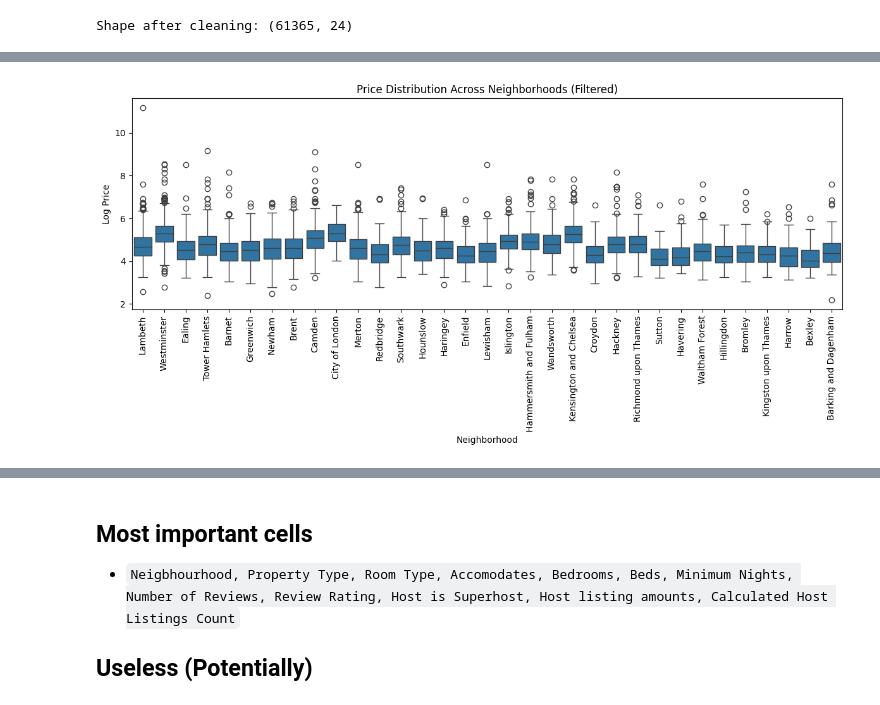
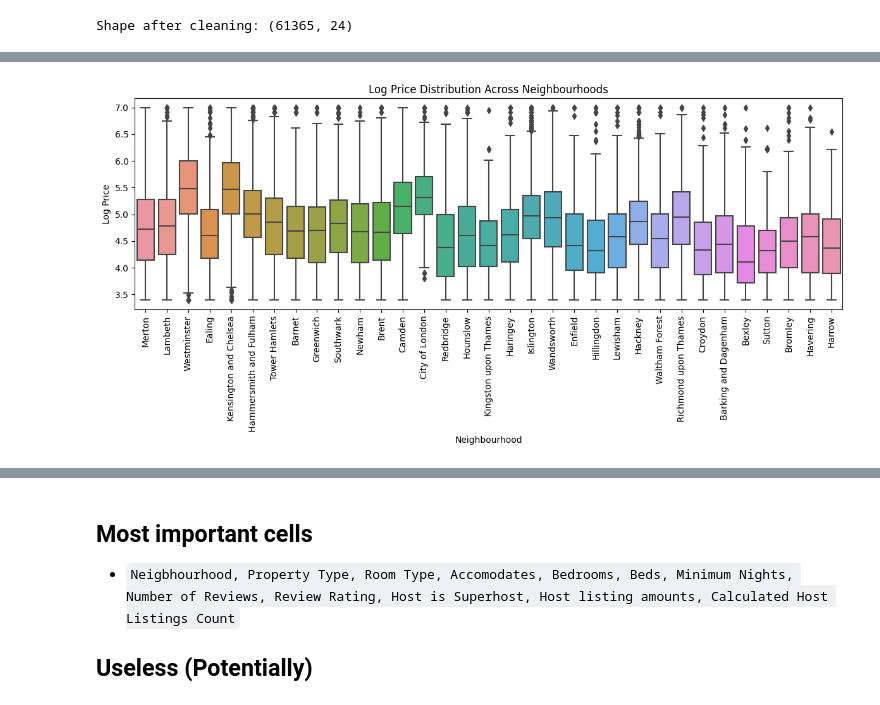
Before and after one commit to FP2003/AirBnB-Price-Prediction-System, a Jupyter notebook: fp100_jh851_solution copy.ipynb, the cells around one changed output, grey strips where cells are left out. Cells and saved outputs as stored; diff of their text form; code cells hidden in the pictures.

```diff
--- a/fp100_jh851_solution copy.ipynb
+++ b/fp100_jh851_solution copy.ipynb
@@ -256,5 +231,12 @@ Shape after removing outliers: (22404, 24)
-# %%
-# Log transformation of prices
-
-df = df[df['price'] > 0]  # Ensure no zero or negative prices
-df['price_log'] = np.log1p(df['price'])
+# %%
+# Keep a copy of categorical columns for visualization
+df['neighbourhood_original'] = df['neighbourhood']
+df['property_type_original'] = df['property_type']
+df['room_type_original'] = df['room_type']
+
+# One-Hot Encode categorical variables (new columns)
+df = pd.get_dummies(df, columns=['neighbourhood', 'property_type', 'room_type'], drop_first=True)
+
+# Check updated shape
+print("Shape after encoding with preserved original columns:", df.shape)
+print(df.columns)
@@ -260,0 +256,8 @@ df['price_log'] = np.log1p(df['price'])
+# %%
+# df.to_csv('df_post_encode_with_prop_type.csv', index=False)
+
+df['price'] = winsorize(df['price'], limits=[0.01, 0.01])
+df['accommodates'] = winsorize(df['accommodates'], limits=[0.01, 0.01])
+df['bedrooms'] = winsorize(df['bedrooms'], limits=[0.01, 0.01])
+df['beds'] = winsorize(df['beds'], limits=[0.01, 0.01])
+df['bathrooms'] = winsorize(df['bathrooms'], limits=[0.01, 0.01])
@@ -260,0 +276,3 @@ df['price_log'] = np.log1p(df['price'])
+# %%
+df['log_price'] = np.log(df['price'])
+df[['price', 'log_price']].describe()
@@ -308,19 +350,15 @@ plt.show()
 # %%
 # Visualization: Price Across Neighborhoods
-neighbourhood_counts = df_original['neighbourhood'].value_counts()
-valid_neighbourhoods = neighbourhood_counts[neighbourhood_counts >= 10].index
-df_filtered = df_original[df_original['neighbourhood'].isin(valid_neighbourhoods)]
-
 plt.figure(figsize=(12, 6))
-sns.boxplot(data=df_filtered, x='neighbourhood', y='price_log')
+sns.boxplot(data=df, x='neighbourhood_original', y='log_price')
 plt.xticks(rotation=90)
-plt.title('Price Distribution Across Neighborhoods (Filtered)')
-plt.xlabel('Neighborhood')
+plt.title('Log Price Distribution Across Neighbourhoods')
+plt.xlabel('Neighbourhood')
 plt.ylabel('Log Price')
 plt.tight_layout()
 plt.show()
 # %% [output]
-[figure, old version]
+[figure, new version]
 # %%
 # Visualization: Price by Number of Tenants (Accommodates)
 
```
Also changed, not shown: parts of 19 cells of this notebook, 1 other file.
